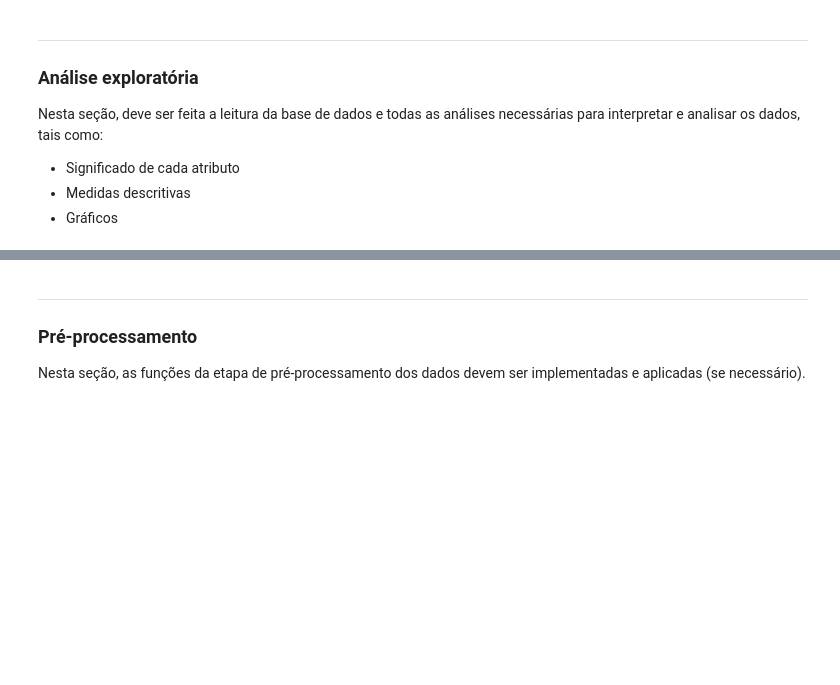
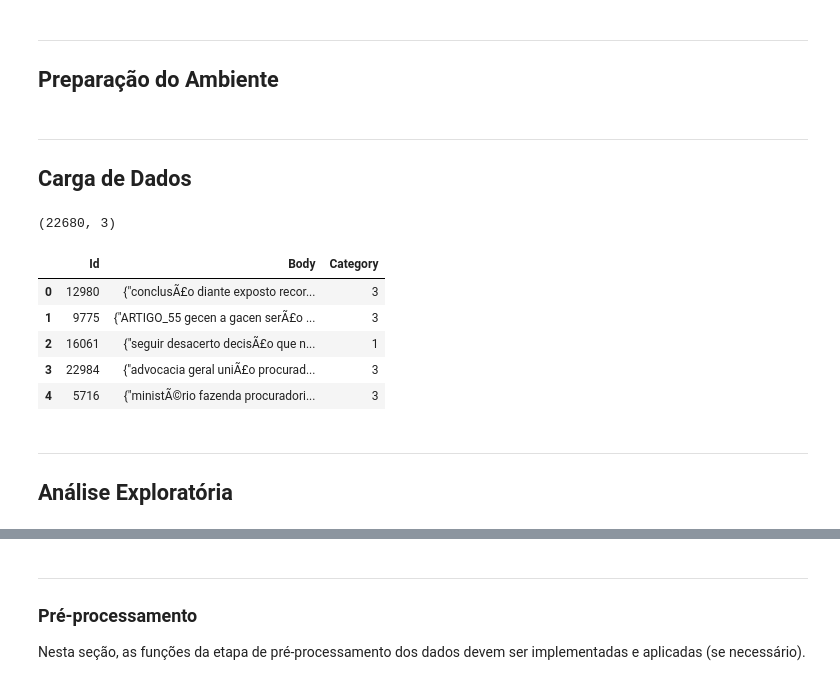
Before and after one commit to LaraOLuzeiro/PLN-Projeto, a Jupyter notebook: template-implementacao/main.ipynb, the cells around one changed output, grey strips where cells are left out. Cells and saved outputs as stored; diff of their text form; code cells hidden in the pictures; blank space fills up the shorter version.

```diff
--- a/template-implementacao/main.ipynb
+++ b/template-implementacao/main.ipynb
@@ -14,8 +14,3 @@
-# %% [markdown]
----
-### Análise exploratória
-
-Nesta seção, deve ser feita a leitura da base de dados e todas as análises necessárias para interpretar e analisar os dados, tais como:
-* Significado de cada atributo
-* Medidas descritivas
-* Gráficos
+# %% [markdown]
+---
+## Preparação do Ambiente
@@ -21,0 +37,20 @@ Nesta seção, deve ser feita a leitura da base de dados e todas as análises ne
+# %% [markdown]
+---
+
+## Carga de Dados
+# %%
+df = pd.read_csv("../ufscar-pln2026-pf/train.csv")
+
+print(df.shape)
+df.head()
+# %% [output]
+(22680, 3)
+|  | Id | Body | Category |
+| 0 | 12980 | {"conclusÃ£o diante exposto recor... | 3 |
+| 1 | 9775 | {"ARTIGO_55 gecen a gacen serÃ£o ... | 3 |
+| 2 | 16061 | {"seguir desacerto decisÃ£o que n... | 1 |
+| 3 | 22984 | {"advocacia geral uniÃ£o procurad... | 3 |
+| 4 | 5716 | {"ministÃ©rio fazenda procuradori... | 3 |
+# %% [markdown]
+---
+## Análise Exploratória
```
Also changed, not shown: parts of 9 cells of this notebook, 4 other files.
